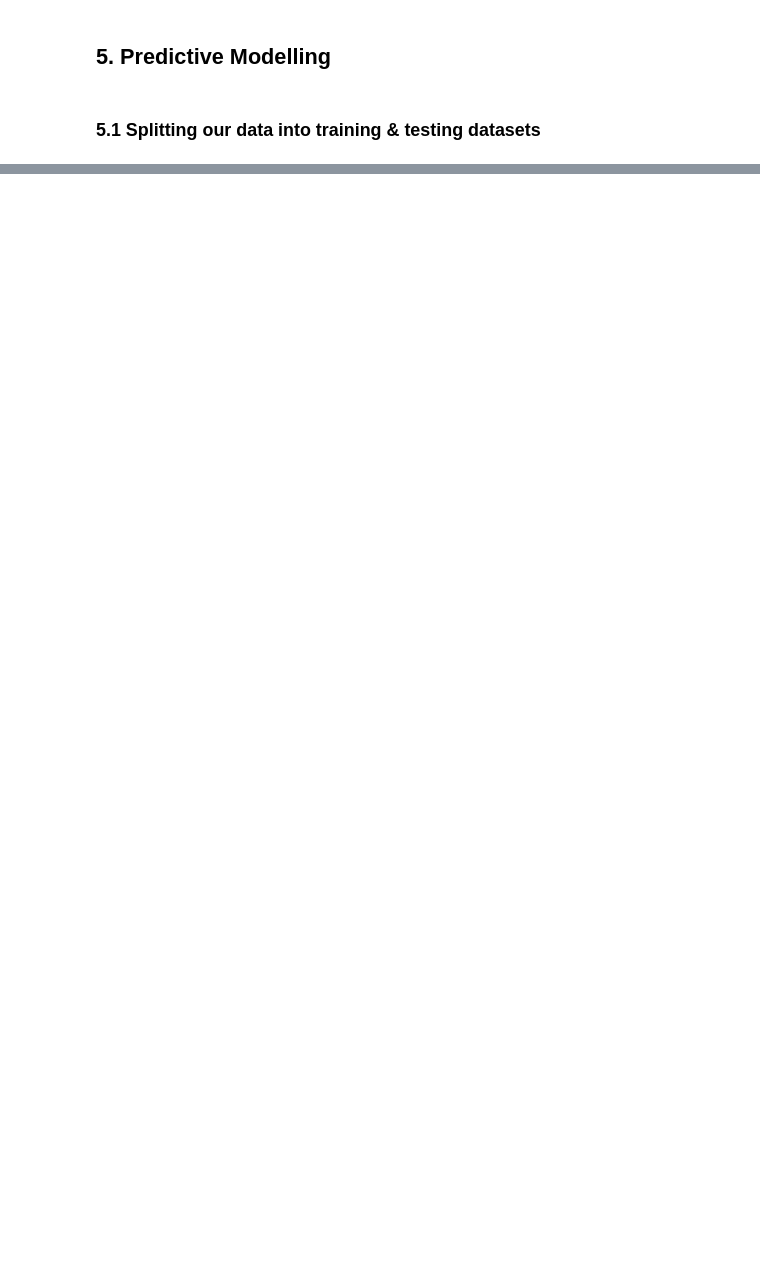
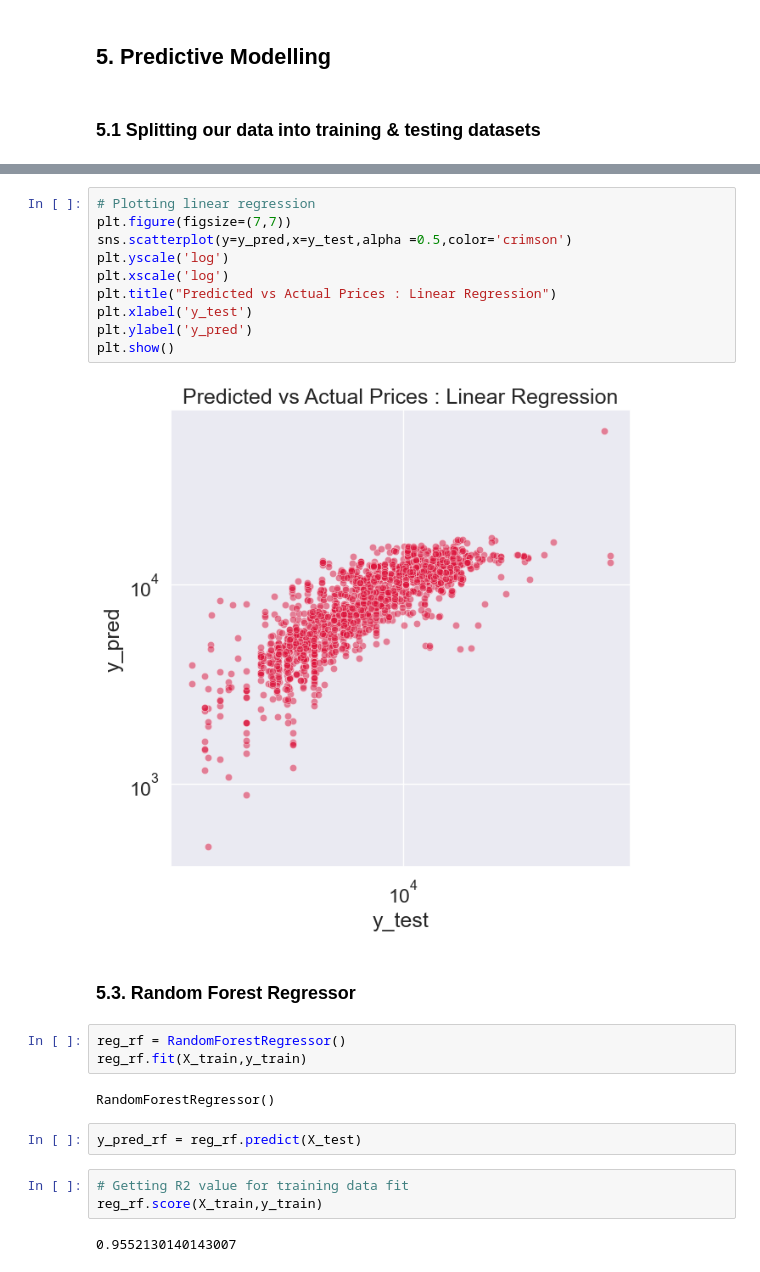
Before and after one commit to Sambit2424/Flight-Price-Estimation, a Jupyter notebook: Flight_Price_Estimation.ipynb, the cells around one changed output, grey strips where cells are left out. Drawn from its saved outputs; the diff is of its cells as text; blank space fills up the shorter version.

```diff
--- a/Flight_Price_Estimation.ipynb
+++ b/Flight_Price_Estimation.ipynb
@@ -980,0 +1043,26 @@ Name: Price, dtype: int64
+# %%
+# Plotting linear regression
+plt.figure(figsize=(7,7))
+sns.scatterplot(y=y_pred,x=y_test,alpha =0.5,color='crimson')
+plt.yscale('log')
+plt.xscale('log')
+plt.title("Predicted vs Actual Prices : Linear Regression")
+plt.xlabel('y_test')
+plt.ylabel('y_pred')
+plt.show()
+# %% [output]
+[figure, added]
+# %% [markdown]
+### 5.3. Random Forest Regressor
+# %%
+reg_rf = RandomForestRegressor()
+reg_rf.fit(X_train,y_train)
+# %% [output]
+RandomForestRegressor()
+# %%
+y_pred_rf = reg_rf.predict(X_test)
+# %%
+# Getting R2 value for training data fit
+reg_rf.score(X_train,y_train)
+# %% [output]
+0.9552130140143007
```
Also changed, not shown: parts of 21 cells of this notebook.
